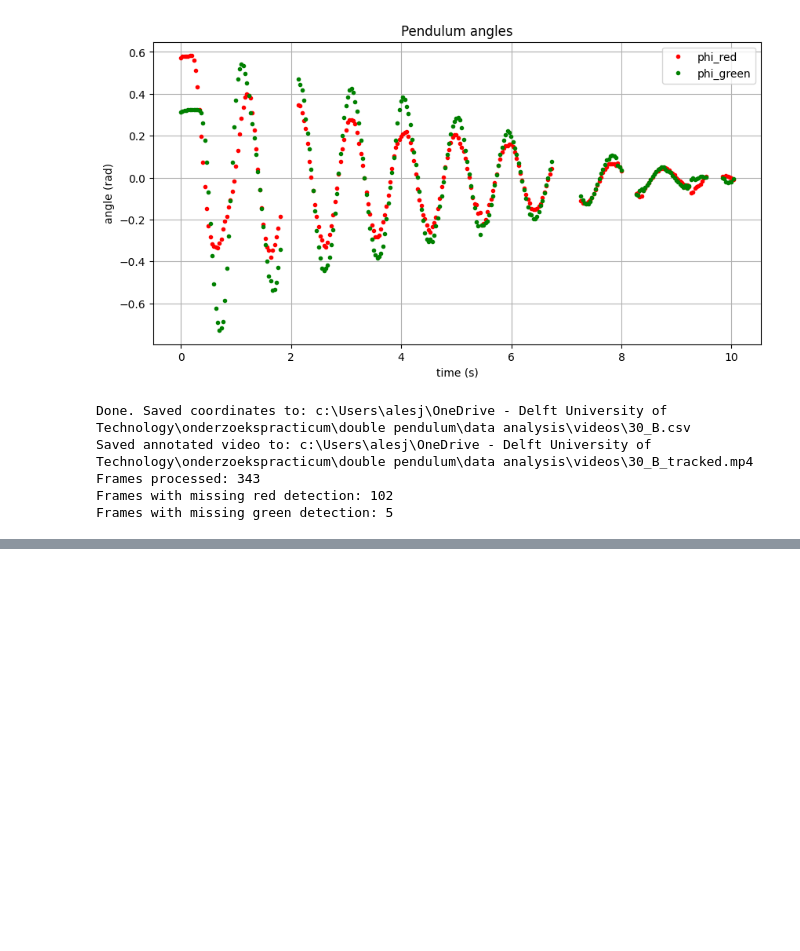
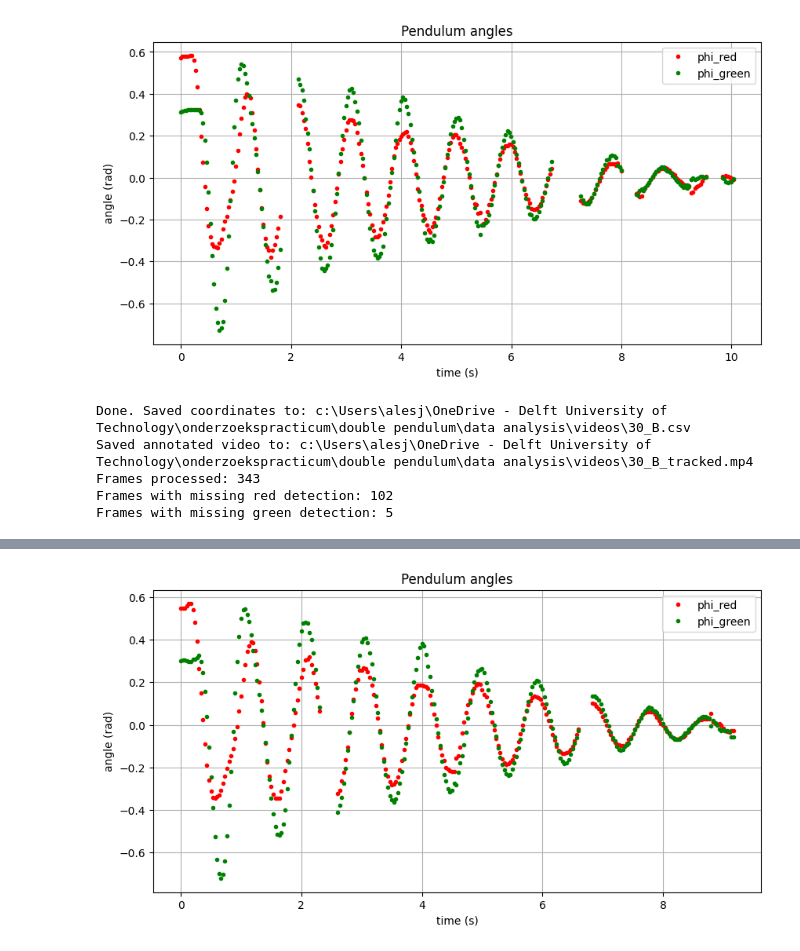
Before and after one commit to AEZorina/RP_double-pendulum, a Jupyter notebook: notebooks/Pendulum tracking.ipynb, the cells around one changed output, grey strips where cells are left out. Drawn from its saved outputs; the diff is of its cells as text; code cells hidden in the pictures; blank space fills up the shorter version.

```diff
--- a/notebooks/Pendulum tracking.ipynb
+++ b/notebooks/Pendulum tracking.ipynb
@@ -521,0 +567,5 @@ analyzed_result_30B
+# %%
+# plot the results of the analyzed video 30B
+plot_results(analyzed_result_30B)
+# %% [output]
+[figure, added]
```
Also changed, not shown: parts of 11 cells of this notebook.
